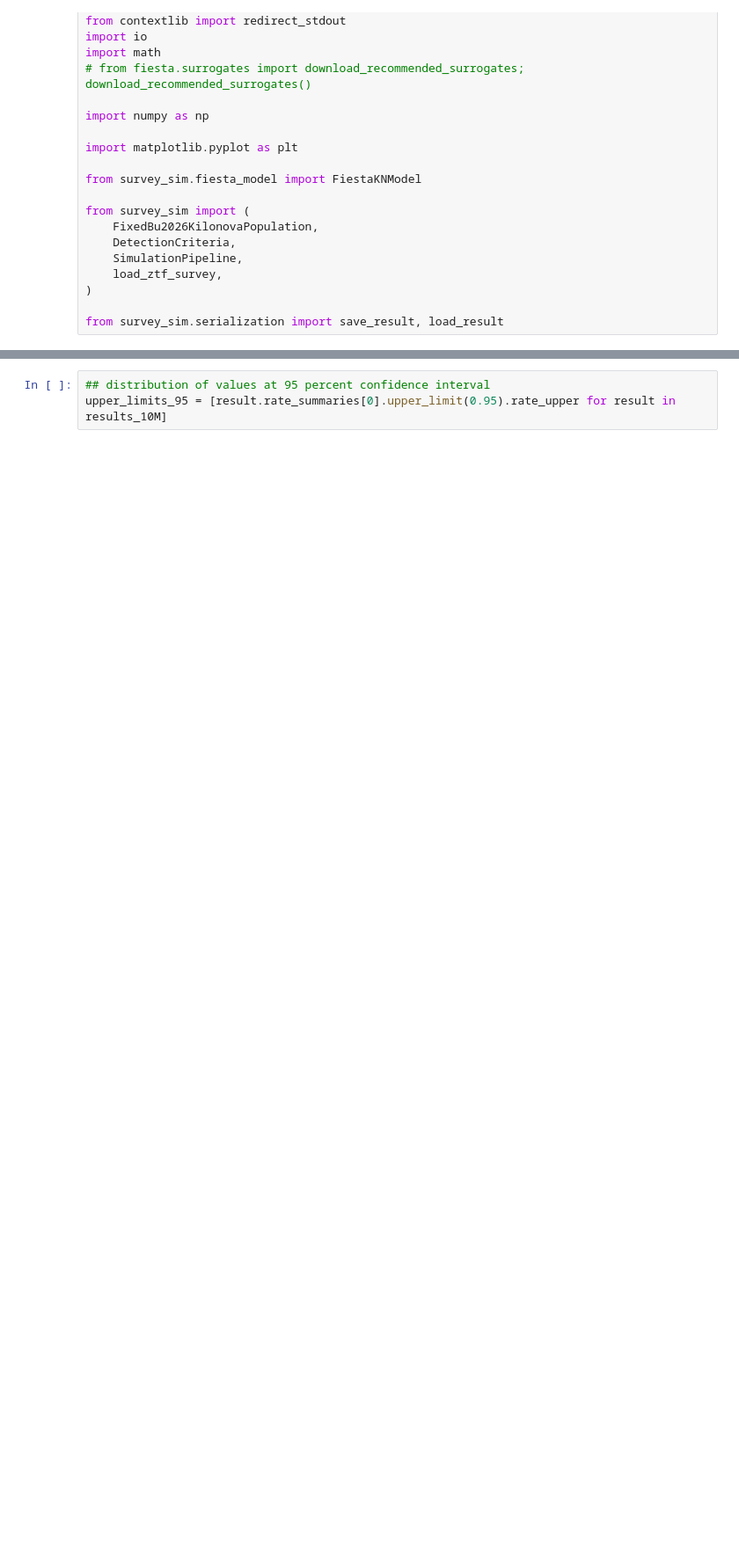
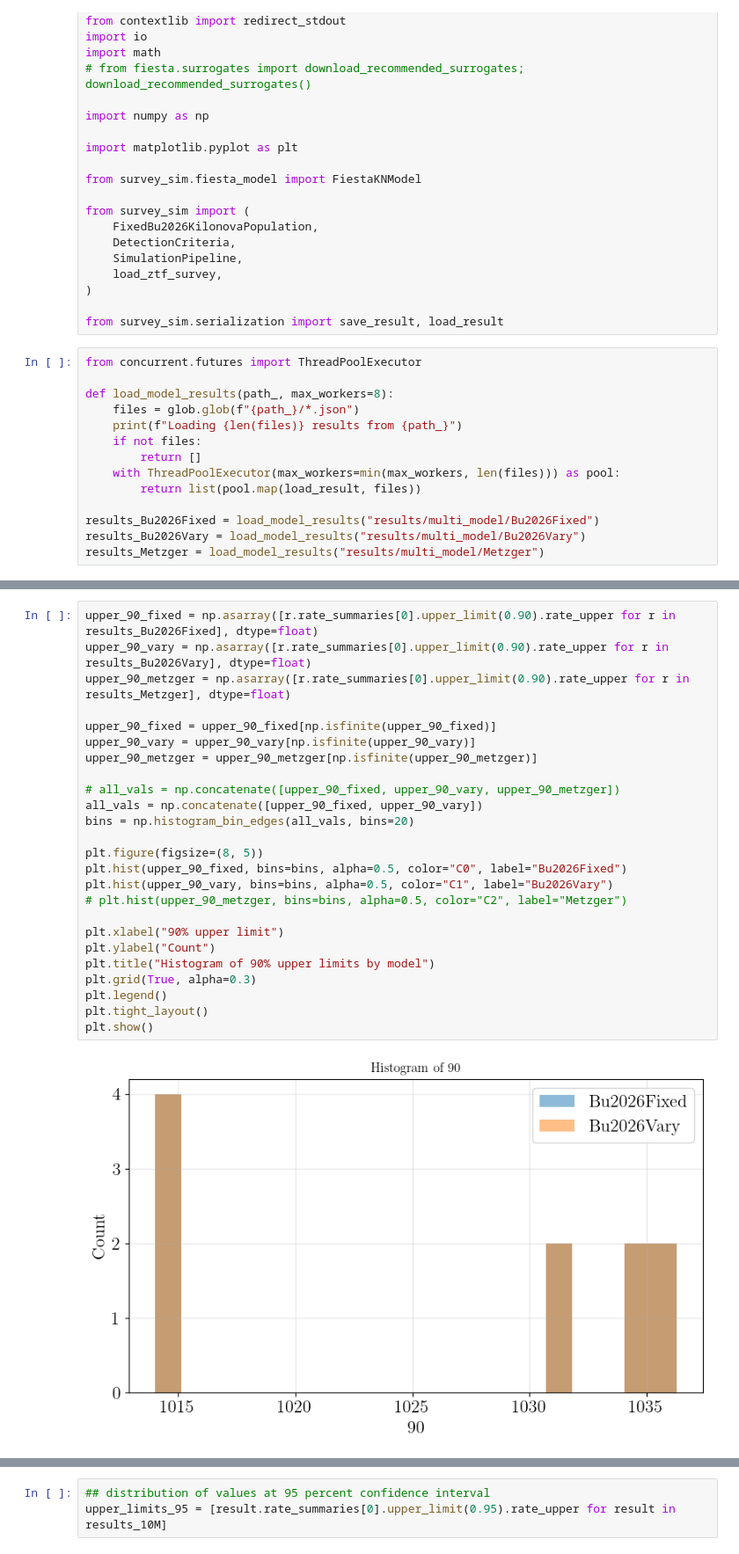
Before and after one commit to tylerbarna/kn-rates, a Jupyter notebook: local_analysis.ipynb, the cells around one changed output, grey strips where cells are left out. Shown at 88% size. Saved outputs shown, nothing was run; the diff lists cells and outputs as text; blank space fills up the shorter version.

```diff
--- a/local_analysis.ipynb
+++ b/local_analysis.ipynb
@@ -28,3 +28,17 @@ from survey_sim import (
 )
 
 from survey_sim.serialization import save_result, load_result
+# %%
+from concurrent.futures import ThreadPoolExecutor
+
+def load_model_results(path_, max_workers=8):
+    files = glob.glob(f"{path_}/*.json")
+    print(f"Loading {len(files)} results from {path_}")
+    if not files:
+        return []
+    with ThreadPoolExecutor(max_workers=min(max_workers, len(files))) as pool:
+        return list(pool.map(load_result, files))
+
+results_Bu2026Fixed = load_model_results("results/multi_model/Bu2026Fixed")
+results_Bu2026Vary = load_model_results("results/multi_model/Bu2026Vary")
+results_Metzger = load_model_results("results/multi_model/Metzger")
@@ -79,0 +178,27 @@ plt.show()
+# %%
+upper_90_fixed = np.asarray([r.rate_summaries[0].upper_limit(0.90).rate_upper for r in results_Bu2026Fixed], dtype=float)
+upper_90_vary = np.asarray([r.rate_summaries[0].upper_limit(0.90).rate_upper for r in results_Bu2026Vary], dtype=float)
+upper_90_metzger = np.asarray([r.rate_summaries[0].upper_limit(0.90).rate_upper for r in results_Metzger], dtype=float)
+
+upper_90_fixed = upper_90_fixed[np.isfinite(upper_90_fixed)]
+upper_90_vary = upper_90_vary[np.isfinite(upper_90_vary)]
+upper_90_metzger = upper_90_metzger[np.isfinite(upper_90_metzger)]
+
+# all_vals = np.concatenate([upper_90_fixed, upper_90_vary, upper_90_metzger])
+all_vals = np.concatenate([upper_90_fixed, upper_90_vary])
+bins = np.histogram_bin_edges(all_vals, bins=20)
+
+plt.figure(figsize=(8, 5))
+plt.hist(upper_90_fixed, bins=bins, alpha=0.5, color="C0", label="Bu2026Fixed")
+plt.hist(upper_90_vary, bins=bins, alpha=0.5, color="C1", label="Bu2026Vary")
+# plt.hist(upper_90_metzger, bins=bins, alpha=0.5, color="C2", label="Metzger")
+
+plt.xlabel("90% upper limit")
+plt.ylabel("Count")
+plt.title("Histogram of 90% upper limits by model")
+plt.grid(True, alpha=0.3)
+plt.legend()
+plt.tight_layout()
+plt.show()
+# %% [output]
+[figure, added]
```
Also changed, not shown: parts of 10 cells of this notebook.
